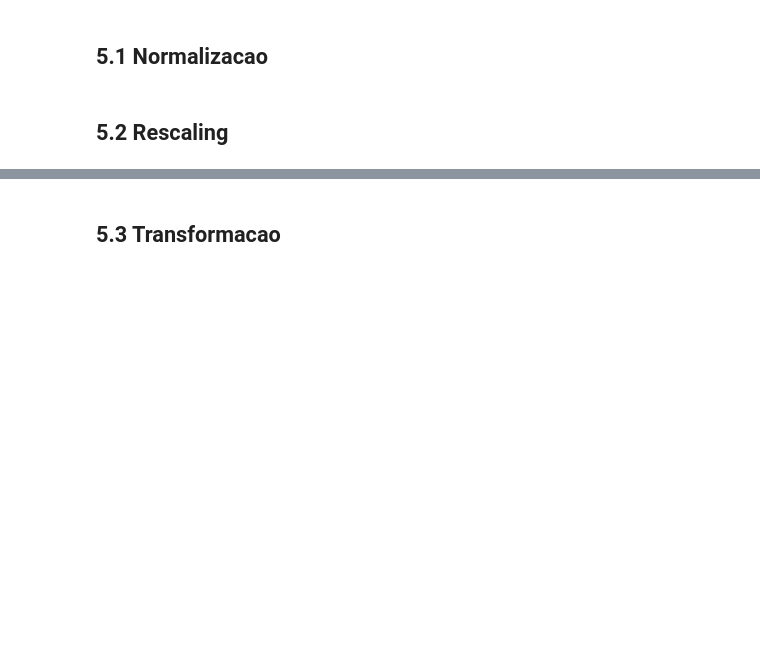
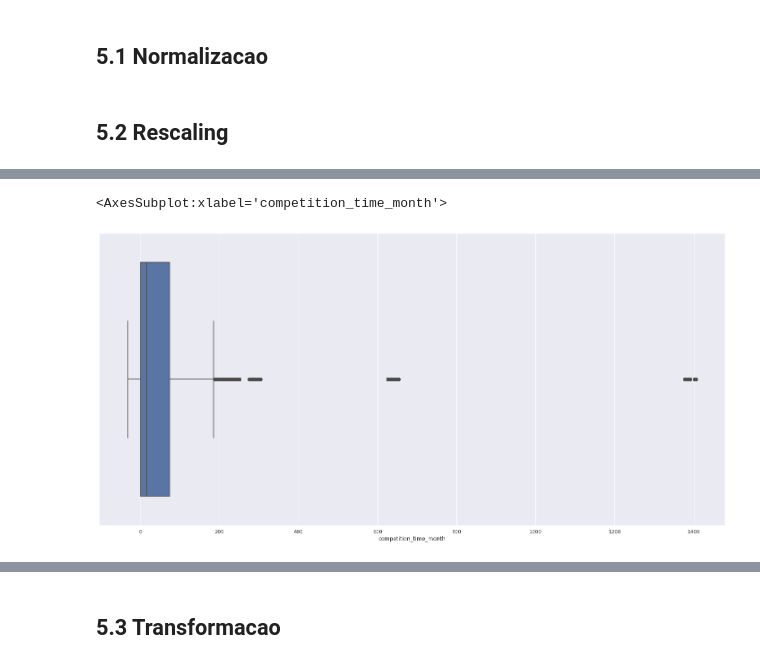
Before and after one commit to Felipehsilva/ds_em_producao, a Jupyter notebook: m04_v01_store_sales_prediction.ipynb, the cells around one changed output, grey strips where cells are left out. Saved outputs shown, nothing was run; the diff lists cells and outputs as text; code cells hidden in the pictures; blank space fills up the shorter version.

```diff
--- a/m04_v01_store_sales_prediction.ipynb
+++ b/m04_v01_store_sales_prediction.ipynb
@@ -917,0 +927,6 @@ df5 = df4.copy()
+# %%
+#outliers bem definidos em competition_time_month - usar robust scaler
+sns.boxplot(df5['competition_time_month'])
+# %% [output]
+<AxesSubplot:xlabel='competition_time_month'>
+[figure, added]
```
Also changed, not shown: parts of 18 cells of this notebook.
